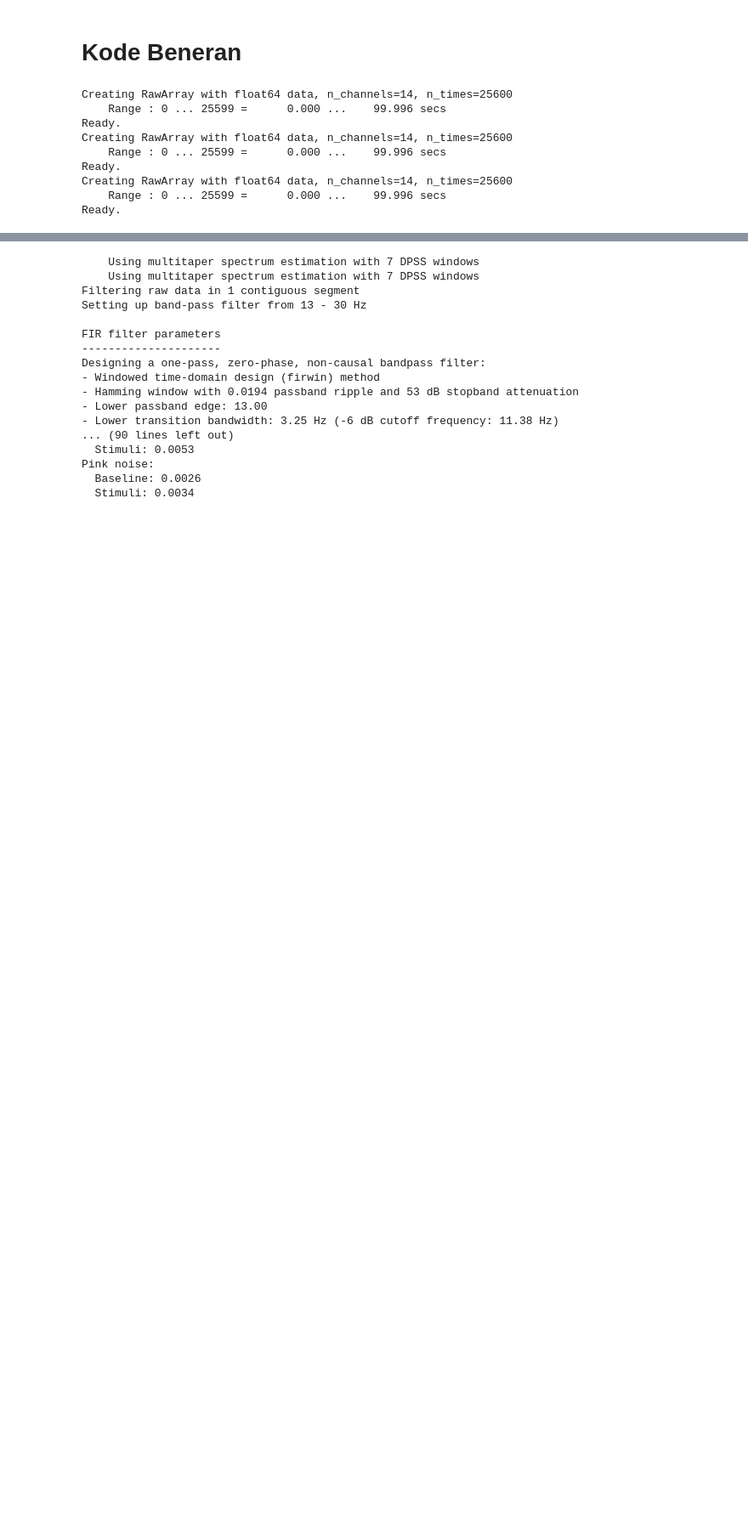
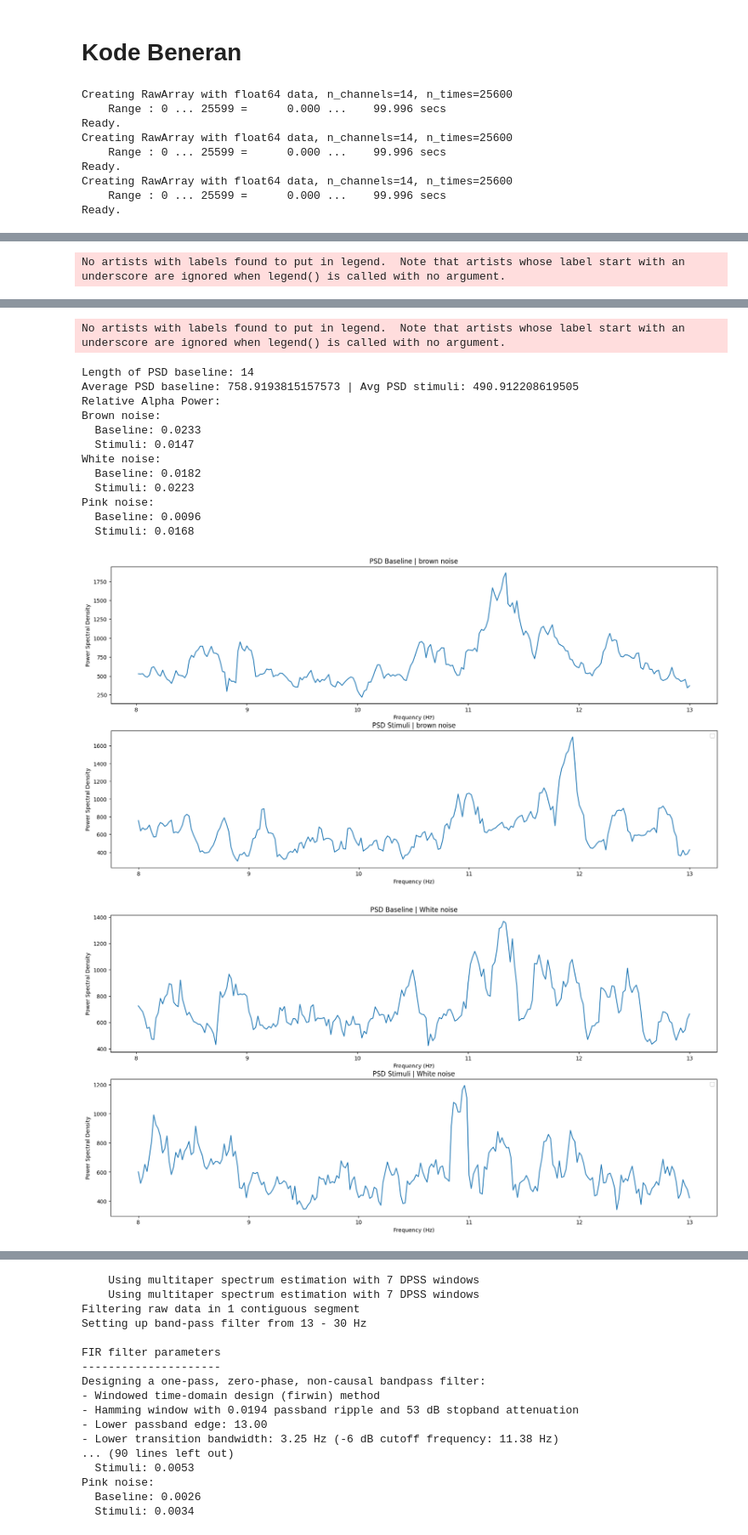
Before and after one commit to mctosima/EEG_Stimuli_Relax_RSY, a Jupyter notebook: emotiv.ipynb, the cells around one changed output, grey strips where cells are left out. Shown at 85% size. Saved outputs shown, nothing was run; the diff lists cells and outputs as text; code cells hidden in the pictures; blank space fills up the shorter version.

```diff
--- a/emotiv.ipynb
+++ b/emotiv.ipynb
@@ -119,13 +149,42 @@ for name, raw in raws.items():
 
     # Calculate the power spectral density for the baseline and stimuli periods in the alpha band
     psd_baseline_alpha, freqs = mne.time_frequency.psd_array_multitaper(raw_baseline.get_data(), sfreq=raw_baseline.info['sfreq'], fmin=freq_bands['alpha'][0], fmax=freq_bands['alpha'][1])
-    psd_stimuli_alpha, _ = mne.time_frequency.psd_array_multitaper(raw_stimuli.get_data(), sfreq=raw_stimuli.info['sfreq'], fmin=freq_bands['alpha'][0], fmax=freq_bands['alpha'][1])
+    psd_stimuli_alpha, freqs_stim = mne.time_frequency.psd_array_multitaper(raw_stimuli.get_data(), sfreq=raw_stimuli.info['sfreq'], fmin=freq_bands['alpha'][0], fmax=freq_bands['alpha'][1])
 
-    # Calculate the total power of the baseline and stimuli periods
+    print(f"Length of PSD baseline: {len(psd_baseline_alpha)}")
+
+    # plot the power spectral density for the baseline and stimuli periods in the alpha band in subplot
+    plt.figure(figsize=(20,10))
+    plt.subplot(211)
+    plt.plot(freqs, psd_baseline_alpha.mean(0))
+    plt.xlabel('Frequency (Hz)')
+    plt.ylabel('Power Spectral Density')
+    plt.title(f"PSD Baseline | {name} noise")
+    plt.subplot(212)
+    plt.plot(freqs_stim, psd_stimuli_alpha.mean(0))
+    plt.xlabel('Frequency (Hz)')
+    plt.ylabel('Power Spectral Density')
+    plt.title(f"PSD Stimuli | {name} noise")
+    plt.legend()
+
+    # Calculate the total power of the baseline and stimuli periods (NON FILTER)
     total_power_baseline = np.sum(psd_baseline_total)
     total_power_stimuli = np.sum(psd_stimuli_total)
 
     # Calculate the relative power of the alpha band for the baseline and stimuli periods
+    # relative_power = sum(filtered_psd) / sum(non_filtered_psd)
+    # Contoh, relative_power_alpha = sum(psd_alpha) / sum(non_filtered_psd)
+    # Contoh, relative_power_beta = sum(psd_beta) / sum(non_filtered_psd
+
+
+
+    # get the average of the alpha PSD
+    avg_baseline_alpha = np.mean(psd_baseline_alpha)
+    avg_stimuli_alpha = np.mean(psd_stimuli_alpha)
+
+    print(f"Average PSD baseline: {avg_baseline_alpha} | Avg PSD stimuli: {avg_stimuli_alpha}")
+
+
     relative_alpha_power_baseline = np.sum(psd_baseline_alpha) / total_power_baseline
     relative_alpha_power_stimuli = np.sum(psd_stimuli_alpha) / total_power_stimuli
 
@@ -158,0 +236 @@ Pink noise:
+No artists with labels found to put in legend.  Note that artists whose label start with an underscore are ignored when legend() is called with no argument.
@@ -158,0 +254,15 @@ Pink noise:
+No artists with labels found to put in legend.  Note that artists whose label start with an underscore are ignored when legend() is called with no argument.
+Length of PSD baseline: 14
+Average PSD baseline: 758.9193815157573 | Avg PSD stimuli: 490.912208619505
+Relative Alpha Power:
+Brown noise:
+  Baseline: 0.0233
+  Stimuli: 0.0147
+White noise:
+  Baseline: 0.0182
+  Stimuli: 0.0223
+Pink noise:
+  Baseline: 0.0096
+  Stimuli: 0.0168
+[figure, added]
+[figure, added]
```
Also changed, not shown: parts of 8 cells of this notebook, 2 other files.
